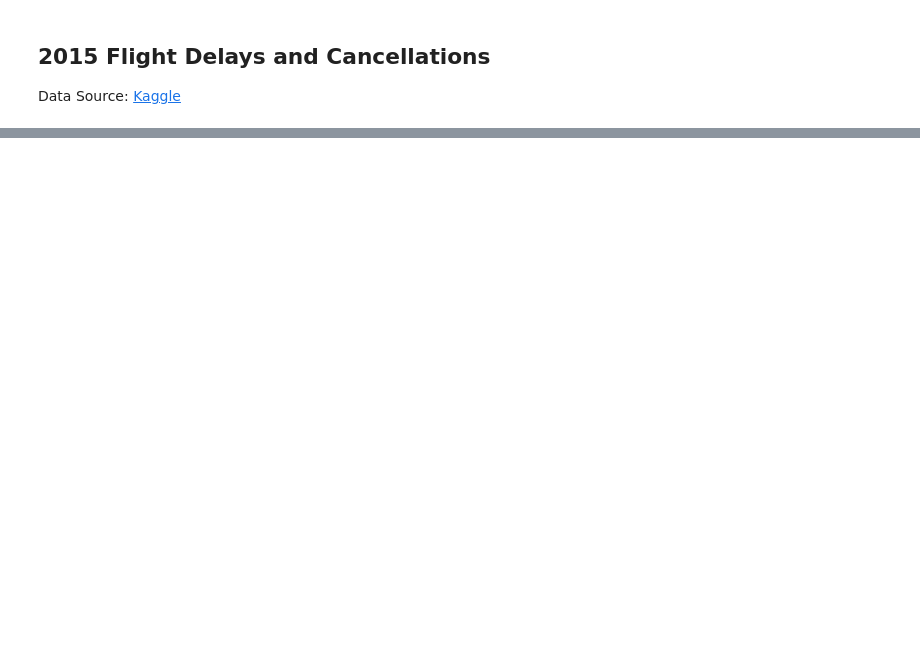
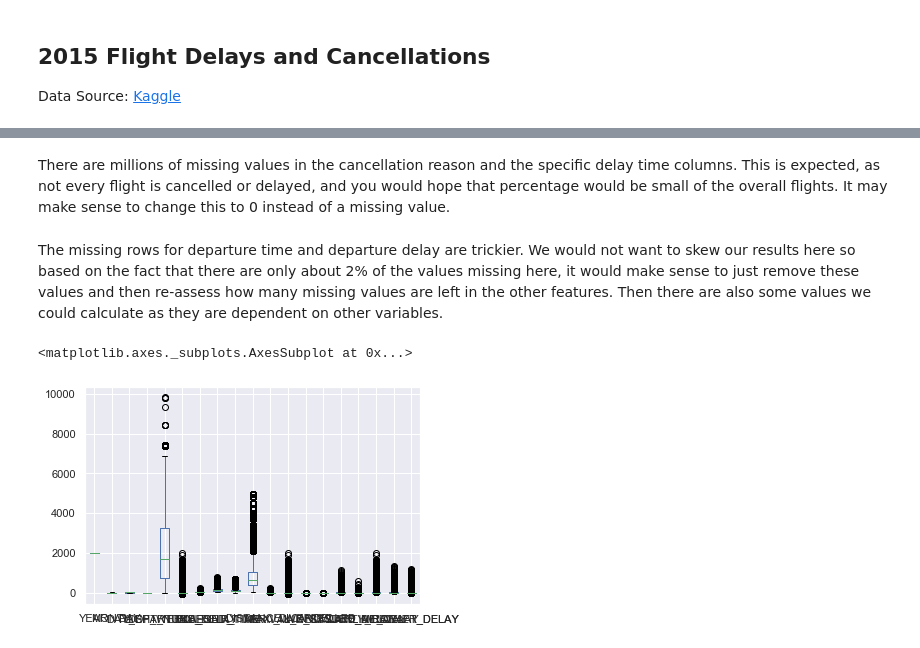
Before and after one commit to mattfarrow1/7331-machine-learning-1, a Jupyter notebook: Labs/Lab1_Group4.ipynb, the cells around one changed output, grey strips where cells are left out. Drawn from its saved outputs; the diff is of its cells as text; code cells hidden in the pictures; blank space fills up the shorter version.

```diff
--- a/Labs/Lab1_Group4.ipynb
+++ b/Labs/Lab1_Group4.ipynb
@@ -52,0 +130,12 @@ memory usage: 1.4+ GB
+# %% [markdown]
+There are millions of missing values in the cancellation reason and the specific delay time columns. This is expected, as not every flight is cancelled or delayed, and you would hope that percentage would be small of the overall flights. It may make sense to change this to 0 instead of a missing value.
+# %% [markdown]
+The missing rows for departure time and departure delay are trickier. We would not want to skew our results here so based on the fact that there are only about 2% of the values missing here, it would make sense to just remove these values and then re-assess how many missing values are left in the other features. Then there are also some values we could calculate as they are dependent on other variables.
+# %%
+#check for outliers on continuous variables
+num_col = df.select_dtypes(include=np.number).columns.tolist() #I got this from here, do we need to credit stack overflow? lol
+#https://stackoverflow.com/questions/25039626/how-do-i-find-numeric-columns-in-pandas
+df.boxplot(column=num_col)
+# %% [output]
+<matplotlib.axes._subplots.AxesSubplot at 0x...>
+[figure, added]
```
Also changed, not shown: parts of 34 cells of this notebook.
